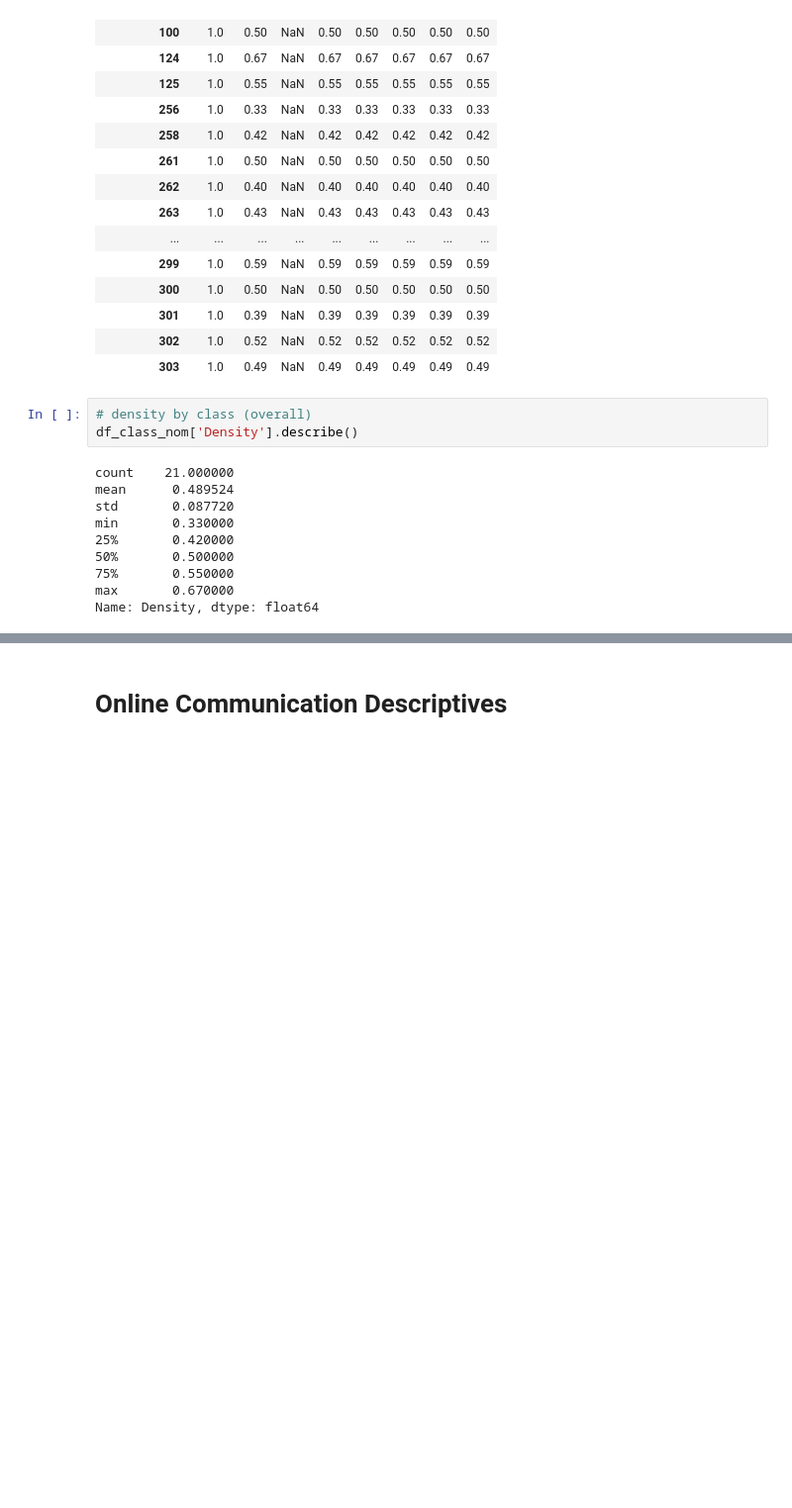
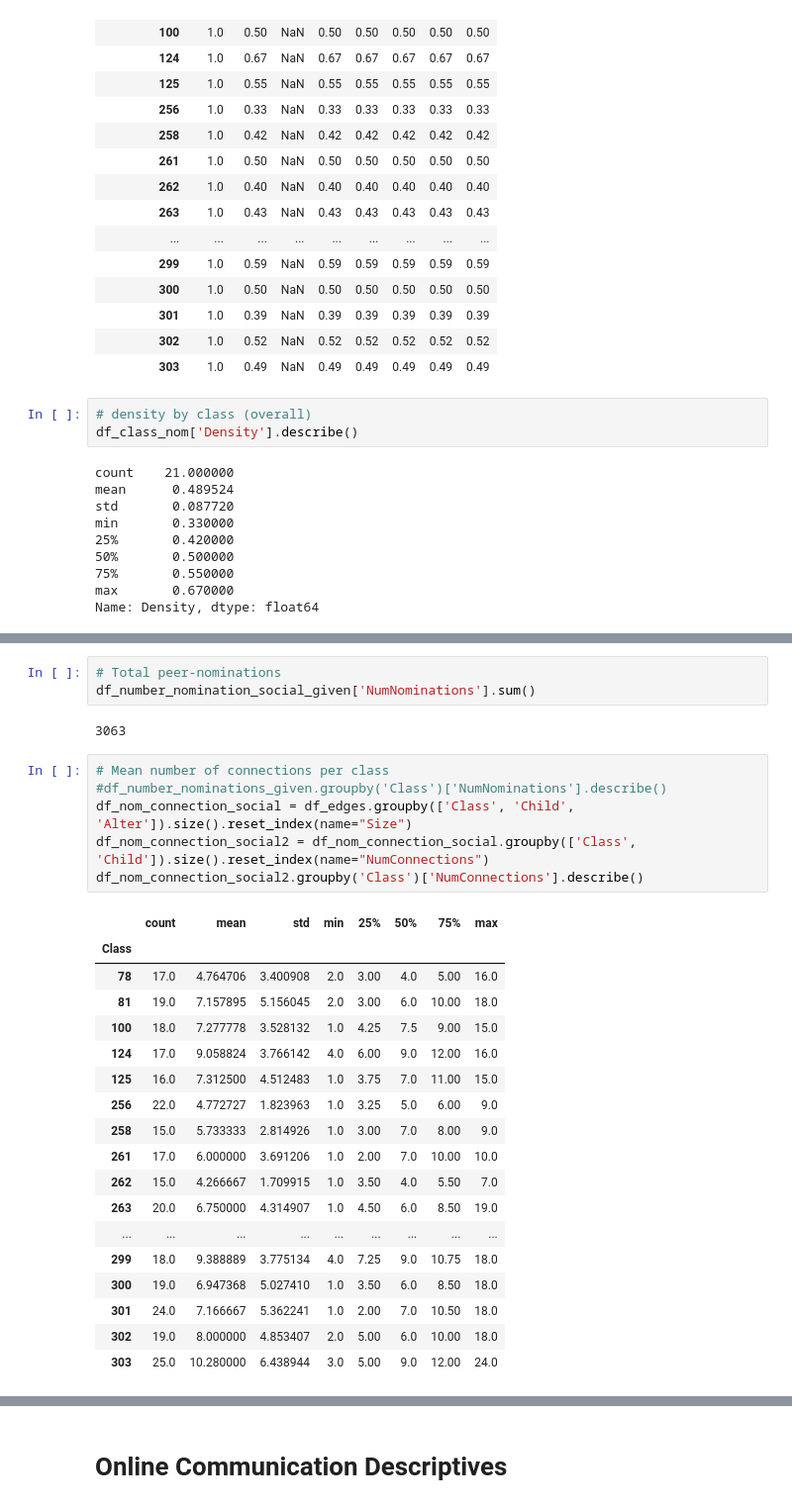
Before and after one commit to MovezNetwork/ABM-PA, a Jupyter notebook: notebooks/data_descriptives.ipynb, the cells around one changed output, grey strips where cells are left out. Shown at 99% size. Saved outputs shown, nothing was run; the diff lists cells and outputs as text; blank space fills up the shorter version.

```diff
--- a/notebooks/data_descriptives.ipynb
+++ b/notebooks/data_descriptives.ipynb
@@ -710,0 +918,30 @@ df_participant_nom[['InDegree', 'Closeness', 'Betweenness']].describe()
+# %%
+# Total peer-nominations
+df_number_nomination_social_given['NumNominations'].sum()
+# %% [output]
+3063
+# %%
+# Mean number of connections per class
+#df_number_nominations_given.groupby('Class')['NumNominations'].describe()
+df_nom_connection_social = df_edges.groupby(['Class', 'Child', 'Alter']).size().reset_index(name="Size")
+df_nom_connection_social2 = df_nom_connection_social.groupby(['Class', 'Child']).size().reset_index(name="NumConnections")
+df_nom_connection_social2.groupby('Class')['NumConnections'].describe()
+# %% [output]
+|  | count | mean | std | min | 25% | 50% | 75% | max |
+| Class |  |  |  |  |  |  |  |  |
+| 78 | 17.0 | 4.764706 | 3.400908 | 2.0 | 3.00 | 4.0 | 5.00 | 16.0 |
+| 81 | 19.0 | 7.157895 | 5.156045 | 2.0 | 3.00 | 6.0 | 10.00 | 18.0 |
+| 100 | 18.0 | 7.277778 | 3.528132 | 1.0 | 4.25 | 7.5 | 9.00 | 15.0 |
+| 124 | 17.0 | 9.058824 | 3.766142 | 4.0 | 6.00 | 9.0 | 12.00 | 16.0 |
+| 125 | 16.0 | 7.312500 | 4.512483 | 1.0 | 3.75 | 7.0 | 11.00 | 15.0 |
+| 256 | 22.0 | 4.772727 | 1.823963 | 1.0 | 3.25 | 5.0 | 6.00 | 9.0 |
+| 258 | 15.0 | 5.733333 | 2.814926 | 1.0 | 3.00 | 7.0 | 8.00 | 9.0 |
+| 261 | 17.0 | 6.000000 | 3.691206 | 1.0 | 2.00 | 7.0 | 10.00 | 10.0 |
+| 262 | 15.0 | 4.266667 | 1.709915 | 1.0 | 3.50 | 4.0 | 5.50 | 7.0 |
+| 263 | 20.0 | 6.750000 | 4.314907 | 1.0 | 4.50 | 6.0 | 8.50 | 19.0 |
+| ... | ... | ... | ... | ... | ... | ... | ... | ... |
+| 299 | 18.0 | 9.388889 | 3.775134 | 4.0 | 7.25 | 9.0 | 10.75 | 18.0 |
+| 300 | 19.0 | 6.947368 | 5.027410 | 1.0 | 3.50 | 6.0 | 8.50 | 18.0 |
+| 301 | 24.0 | 7.166667 | 5.362241 | 1.0 | 2.00 | 7.0 | 10.50 | 18.0 |
+| 302 | 19.0 | 8.000000 | 4.853407 | 2.0 | 5.00 | 6.0 | 10.00 | 18.0 |
+| 303 | 25.0 | 10.280000 | 6.438944 | 3.0 | 5.00 | 9.0 | 12.00 | 24.0 |
```
Also changed, not shown: parts of 60 cells of this notebook, 18 other files.
